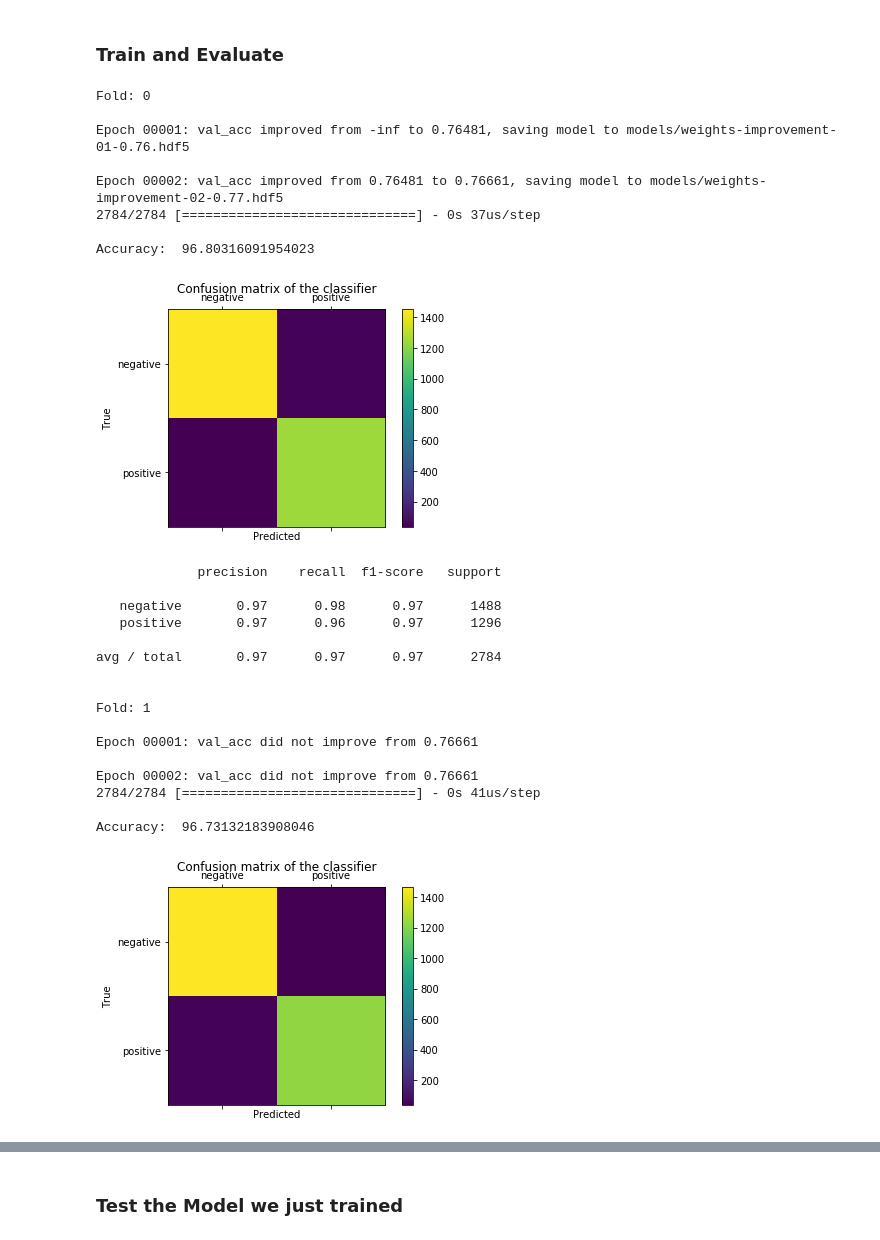
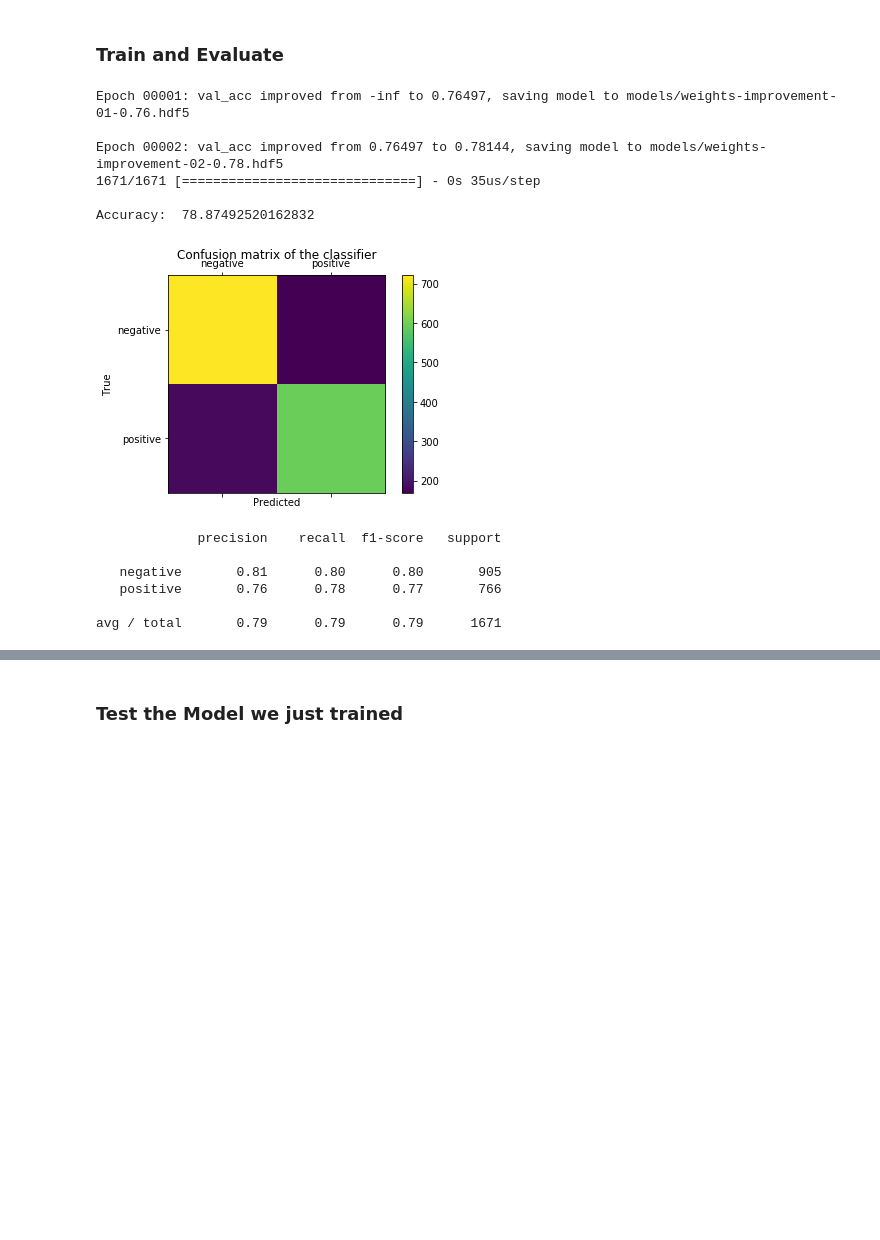
Before and after one commit to sujaybhowmick/twitter_sentiment_analysis, a Jupyter notebook: sentiment_analysis.ipynb, the cells around one changed output, grey strips where cells are left out. Cells and saved outputs as stored; diff of their text form; code cells hidden in the pictures; blank space fills up the shorter version.

```diff
--- a/sentiment_analysis.ipynb
+++ b/sentiment_analysis.ipynb
@@ -113,11 +121,14 @@ seed(1)
 set_random_seed(2)
 
 tweet_tokenizer = Tokenizer(num_words=VOCAB_SIZE)
-tweet_tokenizer.fit_on_texts(df['content'].values)
-X = tweet_tokenizer.texts_to_sequences(df['content'].values)
+tweet_tokenizer.fit_on_texts(X['content'].values)
 
-X = sequence.pad_sequences(X, maxlen=MAX_LEN, padding="post", value=0)
+X_train_seq = tweet_tokenizer.texts_to_sequences(X['content'].values)
+X_test_seq = tweet_tokenizer.texts_to_sequences(y['content'].values)
 
-y = df['label']
+X_train = sequence.pad_sequences(X_train_seq, maxlen=MAX_LEN, padding="post", value=0)
+X_test = sequence.pad_sequences(X_test_seq, maxlen=MAX_LEN, padding="post", value=0)
+
+y_train, y_test = X['label'].values, y['label'].values
 # %%
 def print_sample_before_after_tokenizing():
@@ -210,8 +215,8 @@ from sklearn.metrics import confusion_matrix
 from sklearn.metrics import classification_report
 from keras.callbacks import ModelCheckpoint
 
-def plot_confusion_matrix(y_valid_cv, pred):
-    cm = confusion_matrix(y_valid_cv, pred)
+def plot_confusion_matrix(y_test, pred):
+    cm = confusion_matrix(y_test, pred)
     fig = plot.figure()
     ax = fig.add_subplot(111)
     cax = ax.matshow(cm)
@@ -224,61 +229,41 @@ def plot_confusion_matrix(y_valid_cv, pred):
     plot.show()
 
     # Precision,Recall, F1-Score Report
-    report = classification_report(pred, y_valid_cv, target_names=SENTIMENT_LABELS)
+    report = classification_report(pred, y_test, target_names=SENTIMENT_LABELS)
     print(report)
 # %%
 SENTIMENT_LABELS = ['negative', 'positive']
 
-folds = get_data_kfold(2)
 filepath="models/weights-improvement-{epoch:02d}-{val_acc:.2f}.hdf5"
 
 checkpoint = ModelCheckpoint(filepath, monitor='val_acc', verbose=1, save_best_only=True, mode='max')
-callbacks_list = [checkpoint]
+callback_list = [checkpoint]
 
-for j, (train_idx, val_idx) in enumerate(folds):
-    print('\nFold:',j)
-    X_train_cv = X[train_idx]
-    y_train_cv = y[train_idx]
-    X_test_cv = X[val_idx]
-    y_test_cv= y[val_idx]
 
-    EPOCHS = 2 # Number of passes through entire dataset
-    history = model.fit(X_train_cv, y_train_cv,
-                  batch_size=BATCH_SIZE,
-                  epochs=EPOCHS,
-                  validation_split=0.1, callbacks=callbacks_list, verbose=0)
+EPOCHS = 2 # Number of passes through entire dataset
+history = model.fit(X_train, y_train,
+              batch_size=BATCH_SIZE,
+              epochs=EPOCHS,
+              validation_split=0.1, callbacks=callback_list, verbose=0)
 
-    # Evaluate the model
-    score, acc = model.evaluate(X_test_cv, y_test_cv, batch_size=BATCH_SIZE)
-    print('\nAccuracy: ', acc*100)
+# Evaluate the model
+score, acc = model.evaluate(X_test, y_test, batch_size=BATCH_SIZE)
+print('\nAccuracy: ', acc*100)
 
-    pred_classes = model.predict_classes(X_test_cv)
+pred_classes = model.predict_classes(X_test)
 
-    plot_confusion_matrix(y_test_cv, pred_classes)
+plot_confusion_matrix(y_test, pred_classes)
 # %% [output]
-Fold: 0
+Epoch 00001: val_acc improved from -inf to 0.76497, saving model to models/weights-improvement-01-0.76.hdf5
 
-Epoch 00001: val_acc improved from -inf to 0.76481, saving model to models/weights-improvement-01-0.76.hdf5
+Epoch 00002: val_acc improved from 0.76497 to 0.78144, saving model to models/weights-improvement-02-0.78.hdf5
+1671/1671 [==============================] - 0s 35us/step
 
-Epoch 00002: val_acc improved from 0.76481 to 0.76661, saving model to models/weights-improvement-02-0.77.hdf5
-2784/2784 [==============================] - 0s 37us/step
-
-Accuracy:  96.80316091954023
+Accuracy:  78.87492520162832
-[figure, old version]
+[figure, new version]
              precision    recall  f1-score   support
 
-   negative       0.97      0.98      0.97      1488
-   positive       0.97      0.96      0.97      1296
+   negative       0.81      0.80      0.80       905
+   positive       0.76      0.78      0.77       766
 
-avg / total       0.97      0.97      0.97      2784
-
-
-Fold: 1
-
-Epoch 00001: val_acc did not improve from 0.76661
-
-Epoch 00002: val_acc did not improve from 0.76661
-2784/2784 [==============================] - 0s 41us/step
-
-Accuracy:  96.73132183908046
+avg / total       0.79      0.79      0.79      1671
-[figure, removed]
```
Also changed, not shown: parts of 8 cells of this notebook, 6 other files.
